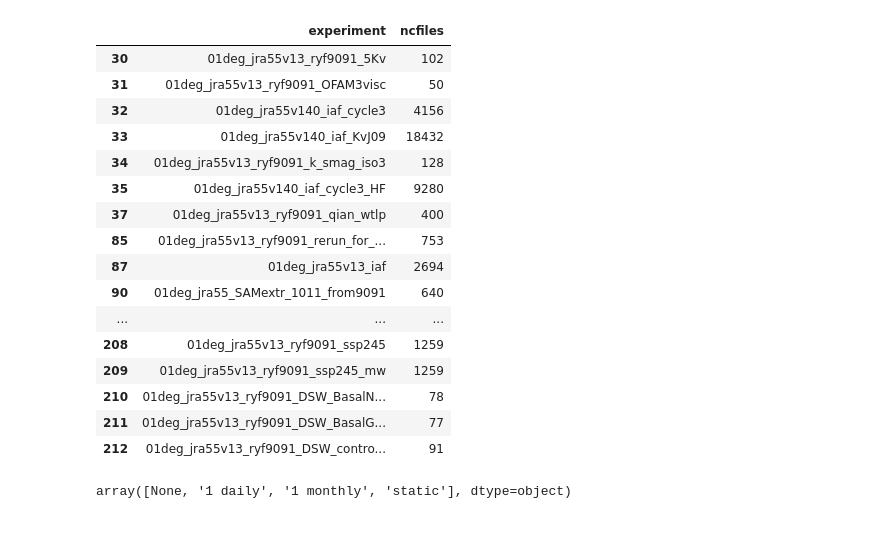
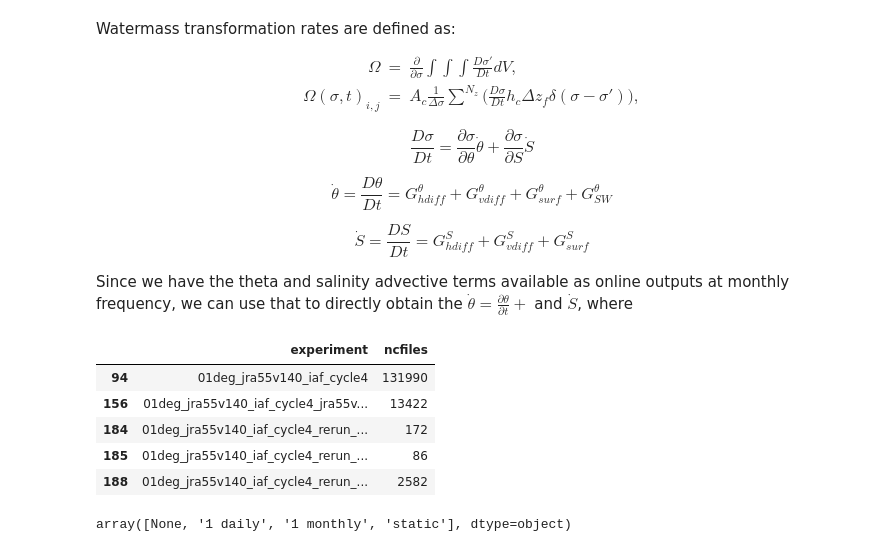
Before and after one commit to adityarn/CDW_mixing_ACCESS, a Jupyter notebook: compute_WMT.ipynb, the cells around one changed output. Saved outputs shown, nothing was run; the diff lists cells and outputs as text; code cells hidden in the pictures.

```diff
--- a/compute_WMT.ipynb
+++ b/compute_WMT.ipynb
@@ -0,0 +3,16 @@
+# %% [markdown]
+Watermass transformation rates are defined as:
+
+\begin{eqnarray}
+    \Omega &=& \frac{\partial}{\partial \sigma} \int \int \int \frac{D \sigma'}{D t} dV, \\
+    \Omega(\sigma, t)_{i,j} &=& A_c \frac{1}{\Delta \sigma} \sum^{N_z} \bigg (  \frac{D \sigma}{D t}  h_c \Delta z_f \delta(\sigma - \sigma') \bigg ),
+\end{eqnarray}
+
+$$ \frac{D \sigma}{Dt} = \frac{\partial \sigma}{\partial \theta} \dot{\theta} + \frac{\partial \sigma}{\partial S}\dot{S} $$
+
+$$\dot{\theta} = \frac{D \theta}{Dt} = G^\theta_{hdiff} + G^\theta_{vdiff} + G^\theta_{surf} + G^\theta_{SW}$$
+
+$$\dot{S} = \frac{D S}{Dt} = G^S_{hdiff} + G^S_{vdiff} + G^S_{surf}$$
+
+
+Since we have the theta and salinity advective terms available as online outputs at monthly frequency, we can use that to directly obtain the $\dot{\theta} = \frac{\partial \theta}{\partial t} + $ and $\dot{S}$, where
@@ -14,23 +34,12 @@ session = cc.database.create_session()
 # %%
 expList = cc.querying.get_experiments(session)
 # %%
-expList.loc[expList["experiment"].str.contains("01deg")]
+expList.loc[expList["experiment"].str.contains("01deg_jra55v140_iaf_cycle4")]
 # %% [output]
 |  | experiment | ncfiles |
-| 30 | 01deg_jra55v13_ryf9091_5Kv | 102 |
-| 31 | 01deg_jra55v13_ryf9091_OFAM3visc | 50 |
-| 32 | 01deg_jra55v140_iaf_cycle3 | 4156 |
-| 33 | 01deg_jra55v140_iaf_KvJ09 | 18432 |
-| 34 | 01deg_jra55v13_ryf9091_k_smag_iso3 | 128 |
-| 35 | 01deg_jra55v140_iaf_cycle3_HF | 9280 |
-| 37 | 01deg_jra55v13_ryf9091_qian_wtlp | 400 |
-| 85 | 01deg_jra55v13_ryf9091_rerun_for_... | 753 |
-| 87 | 01deg_jra55v13_iaf | 2694 |
-| 90 | 01deg_jra55_SAMextr_1011_from9091 | 640 |
-| ... | ... | ... |
-| 208 | 01deg_jra55v13_ryf9091_ssp245 | 1259 |
-| 209 | 01deg_jra55v13_ryf9091_ssp245_mw | 1259 |
-| 210 | 01deg_jra55v13_ryf9091_DSW_BasalN... | 78 |
-| 211 | 01deg_jra55v13_ryf9091_DSW_BasalG... | 77 |
-| 212 | 01deg_jra55v13_ryf9091_DSW_contro... | 91 |
+| 94 | 01deg_jra55v140_iaf_cycle4 | 131990 |
+| 156 | 01deg_jra55v140_iaf_cycle4_jra55v... | 13422 |
+| 184 | 01deg_jra55v140_iaf_cycle4_rerun_... | 172 |
+| 185 | 01deg_jra55v140_iaf_cycle4_rerun_... | 86 |
+| 188 | 01deg_jra55v140_iaf_cycle4_rerun_... | 2582 |
 # %%
```
Also changed, not shown: parts of 41 cells of this notebook, 1 other file.
